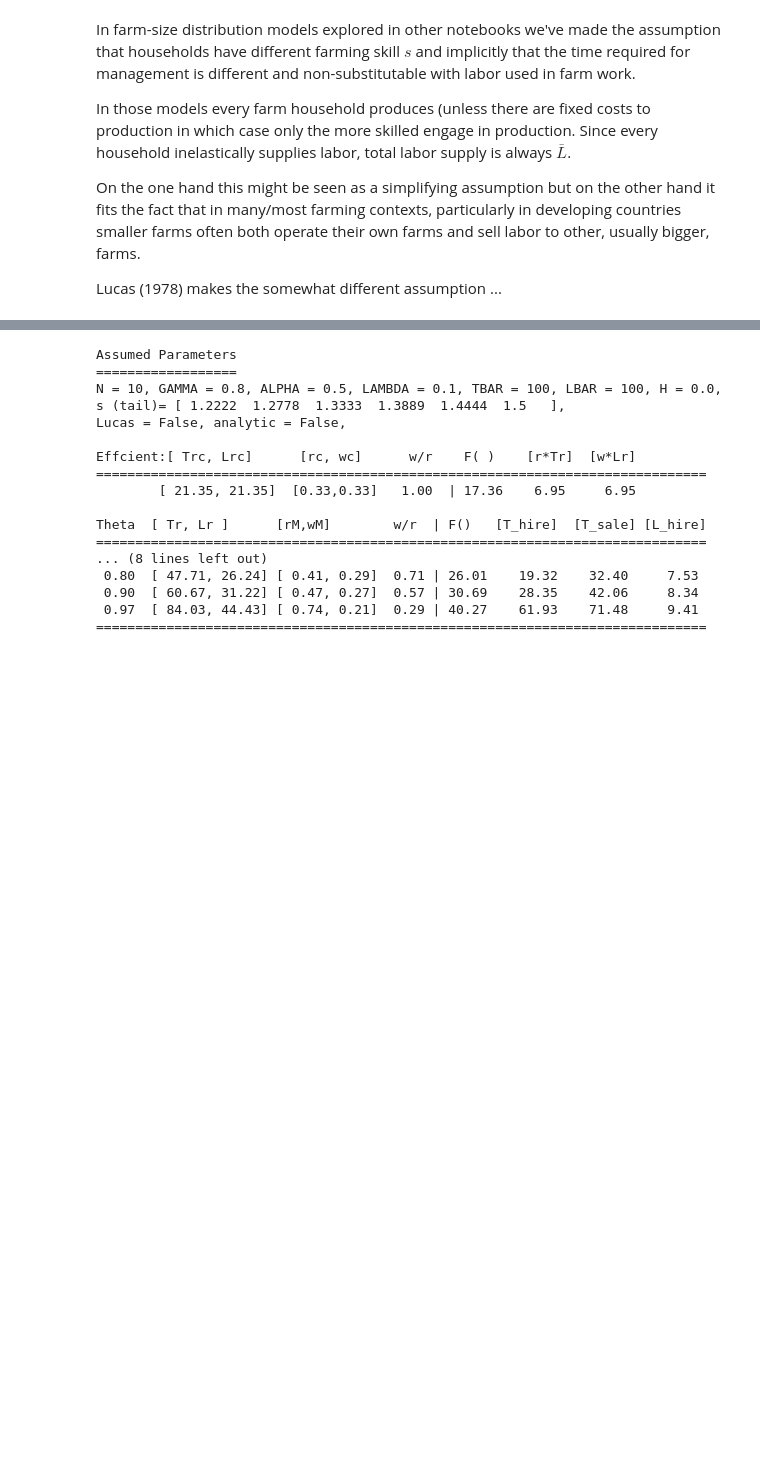
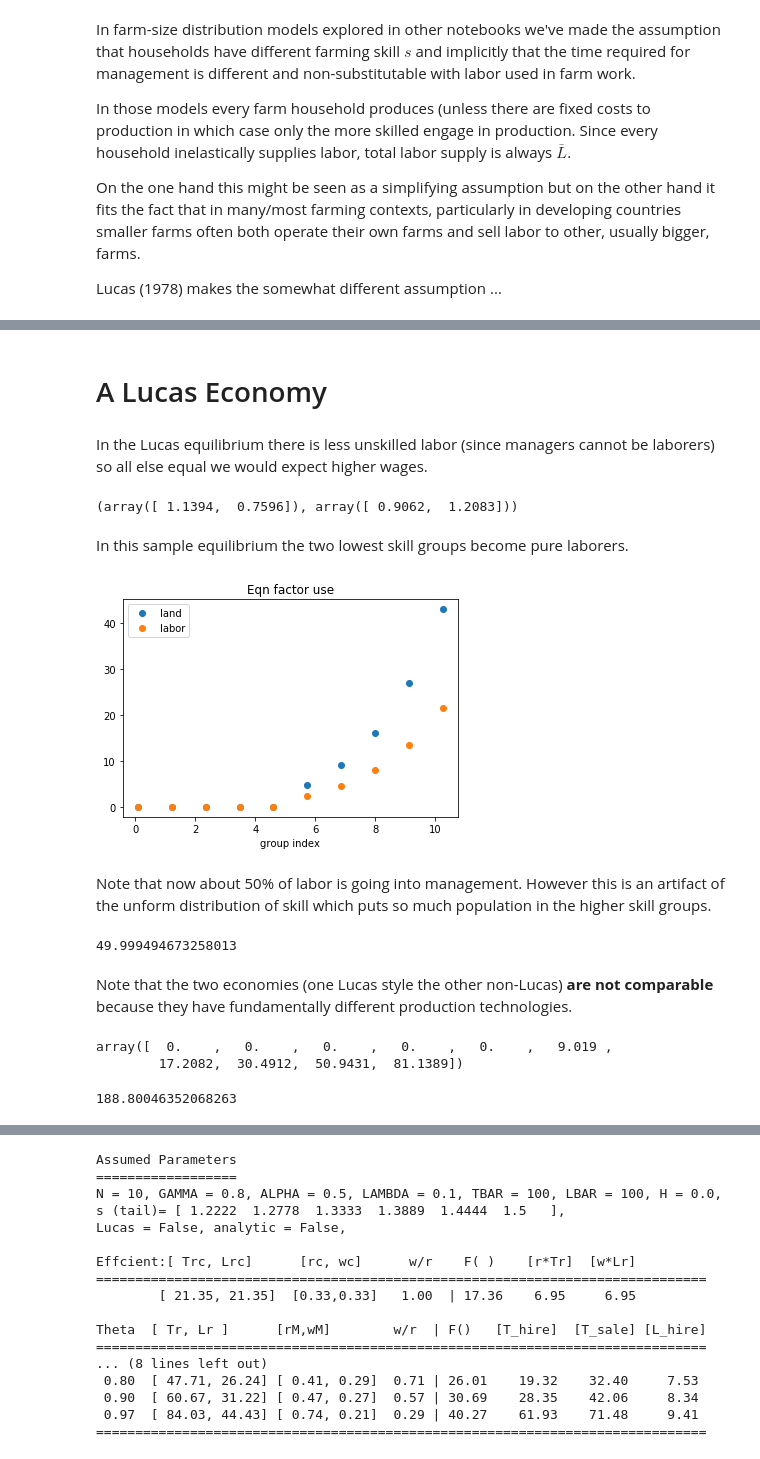
Before and after one commit to jhconning/geqfarm, a Jupyter notebook: LucasSpanControl.ipynb, the cells around one changed output, grey strips where cells are left out. Cells and saved outputs as stored; diff of their text form; code cells hidden in the pictures; blank space fills up the shorter version.

```diff
--- a/LucasSpanControl.ipynb
+++ b/LucasSpanControl.ipynb
@@ -82,0 +85,38 @@ array([ 0.0019,  0.0053])
+# %% [markdown]
+# A Lucas Economy
+# %%
+E.Lucas = True
+rwc_L, (Tc_L,Lc_L) = E.smallhold_eq([E.TBAR,E.LBAR],E.s)
+# %% [markdown]
+In the Lucas equilibrium there is less unskilled labor (since managers cannot be laborers) so all else equal we would expect higher wages.
+# %%
+rwc, rwc_L
+# %% [output]
+(array([ 1.1394,  0.7596]), array([ 0.9062,  1.2083]))
+# %% [markdown]
+In this sample equilibrium the two lowest skill groups become pure laborers.
+# %%
+plt.title('Eqn factor use')
+plt.xlabel('group index')
+plt.plot(x,Tc_L, marker='o', linestyle='None',label='land')
+plt.plot(x,Lc_L, marker='o', linestyle='None', label='labor')
+plt.legend();
+# %% [output]
+[figure, added]
+# %% [markdown]
+Note that now about 50% of labor is going into management. However this is an artifact of the unform distribution of skill which puts so much population in the higher skill groups.
+# %%
+E.LBAR-sum(Lc_L)
+# %% [output]
+49.999494673258013
+# %% [markdown]
+Note that the two economies (one Lucas style the other non-Lucas) **are not comparable** because they have fundamentally different production technologies.
+# %%
+E.prodn([Tc_L,Lc_L],E.s)
+# %% [output]
+array([  0.    ,   0.    ,   0.    ,   0.    ,   0.    ,   9.019 ,
+        17.2082,  30.4912,  50.9431,  81.1389])
+# %%
+sum(E.prodn([Tc_L,Lc_L],E.s))
+# %% [output]
+188.80046352068263
```
Also changed, not shown: parts of 34 cells of this notebook.
